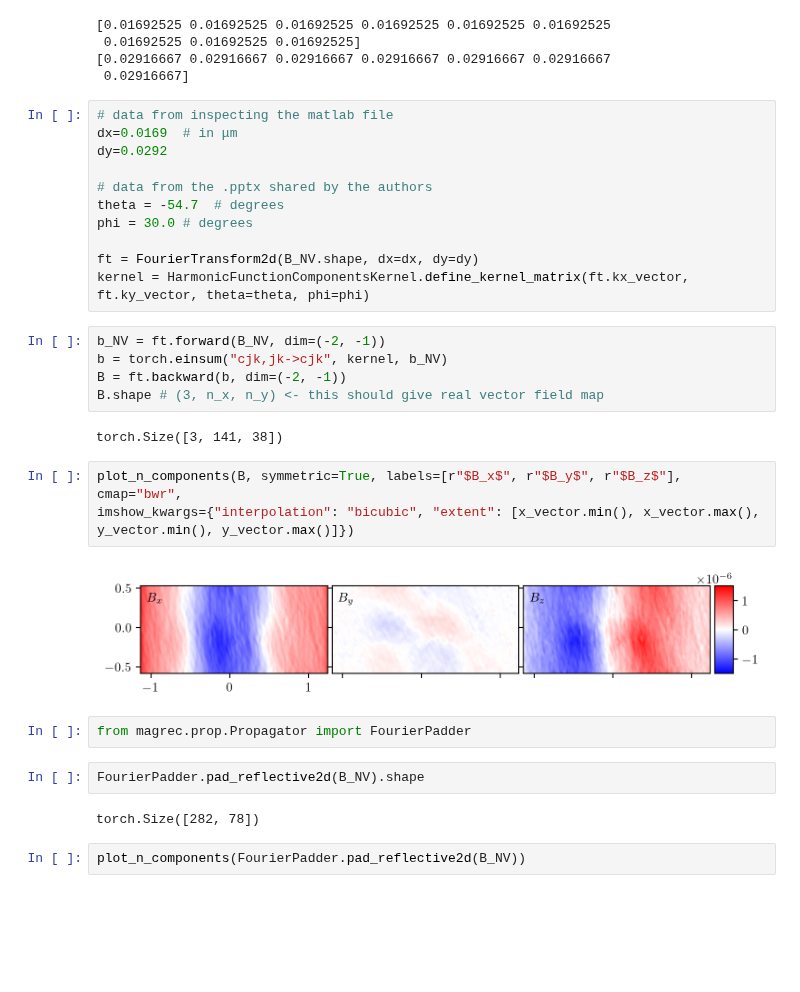
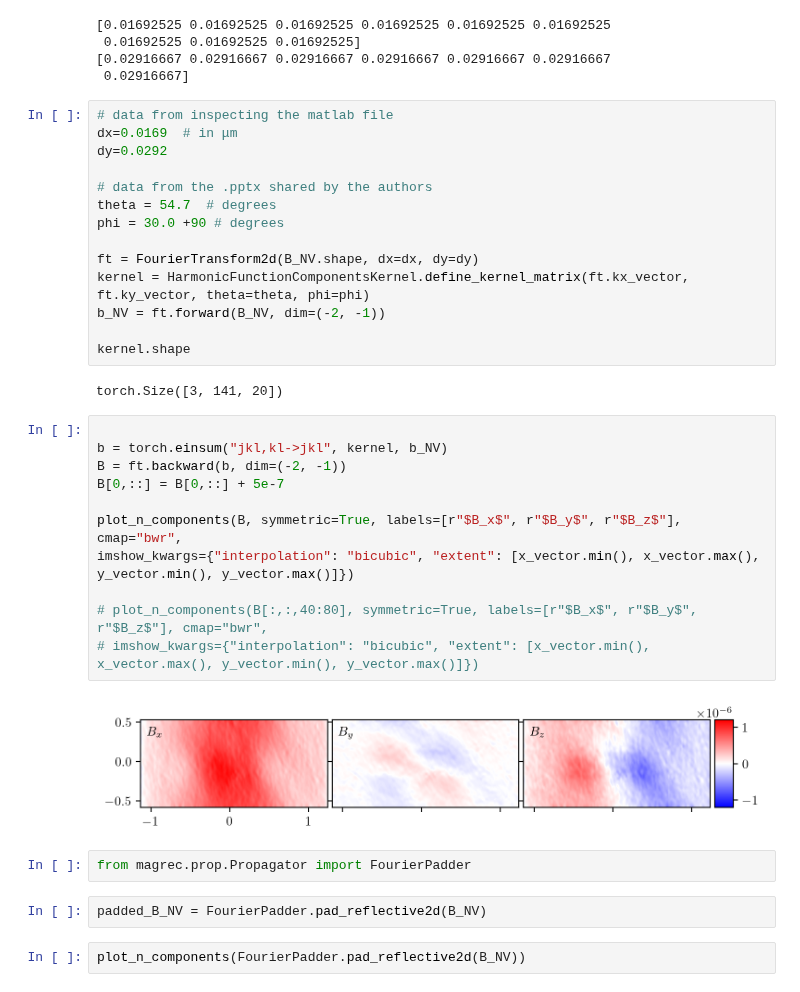
Before and after one commit to DavidBroadway/magrec, a Jupyter notebook: magrec/notebooks/Experiment/JJ_SChen_experiment_reconstruction.ipynb, the cells around one changed output. Cells and saved outputs as stored; diff of their text form; blank space fills up the shorter version.

```diff
--- a/magrec/notebooks/Experiment/JJ_SChen_experiment_reconstruction.ipynb
+++ b/magrec/notebooks/Experiment/JJ_SChen_experiment_reconstruction.ipynb
@@ -43,29 +44,33 @@ dx=0.0169  # in μm
 dy=0.0292
 
 # data from the .pptx shared by the authors
-theta = -54.7  # degrees
-phi = 30.0 # degrees
+theta = 54.7  # degrees
+phi = 30.0 +90 # degrees
 
 ft = FourierTransform2d(B_NV.shape, dx=dx, dy=dy)
 kernel = HarmonicFunctionComponentsKernel.define_kernel_matrix(ft.kx_vector, ft.ky_vector, theta=theta, phi=phi)
+b_NV = ft.forward(B_NV, dim=(-2, -1))
+
+kernel.shape
+# %% [output]
+torch.Size([3, 141, 20])
-# %%
-b_NV = ft.forward(B_NV, dim=(-2, -1))
-b = torch.einsum("cjk,jk->cjk", kernel, b_NV)
-B = ft.backward(b, dim=(-2, -1))
-B.shape # (3, n_x, n_y) <- this should give real vector field map
-# %% [output]
-torch.Size([3, 141, 38])
 # %%
+
+b = torch.einsum("jkl,kl->jkl", kernel, b_NV)
+B = ft.backward(b, dim=(-2, -1))
+B[0,::] = B[0,::] + 5e-7
+
 plot_n_components(B, symmetric=True, labels=[r"$B_x$", r"$B_y$", r"$B_z$"], cmap="bwr",
 imshow_kwargs={"interpolation": "bicubic", "extent": [x_vector.min(), x_vector.max(), y_vector.min(), y_vector.max()]})
+
+# plot_n_components(B[:,:,40:80], symmetric=True, labels=[r"$B_x$", r"$B_y$", r"$B_z$"], cmap="bwr",
+# imshow_kwargs={"interpolation": "bicubic", "extent": [x_vector.min(), x_vector.max(), y_vector.min(), y_vector.max()]})
 # %% [output]
-[figure, old version]
+[figure, new version]
 # %%
 from magrec.prop.Propagator import FourierPadder
 # %%
-FourierPadder.pad_reflective2d(B_NV).shape
+padded_B_NV = FourierPadder.pad_reflective2d(B_NV)
-# %% [output]
-torch.Size([282, 78])
 # %%
 plot_n_components(FourierPadder.pad_reflective2d(B_NV))
 # %% [output]
```
Also changed, not shown: parts of 9 cells of this notebook, 2 other files.
